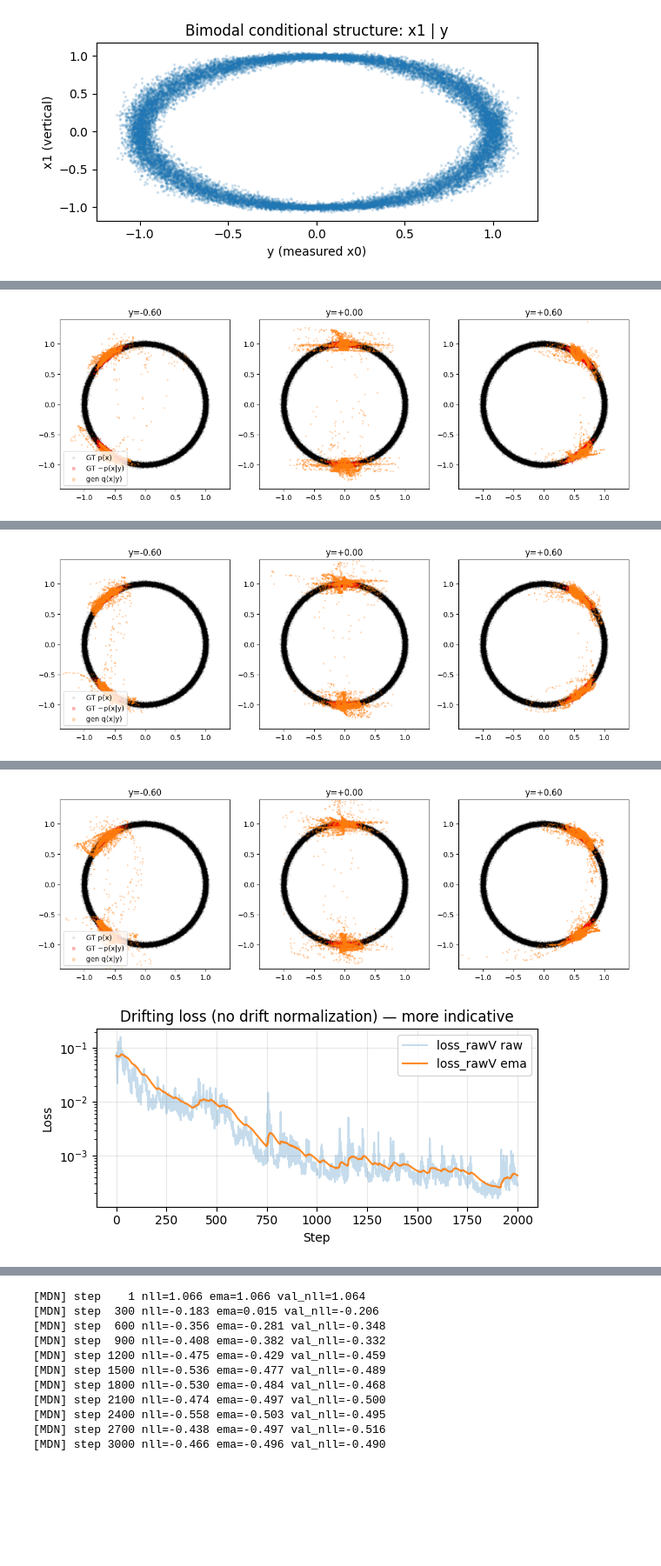
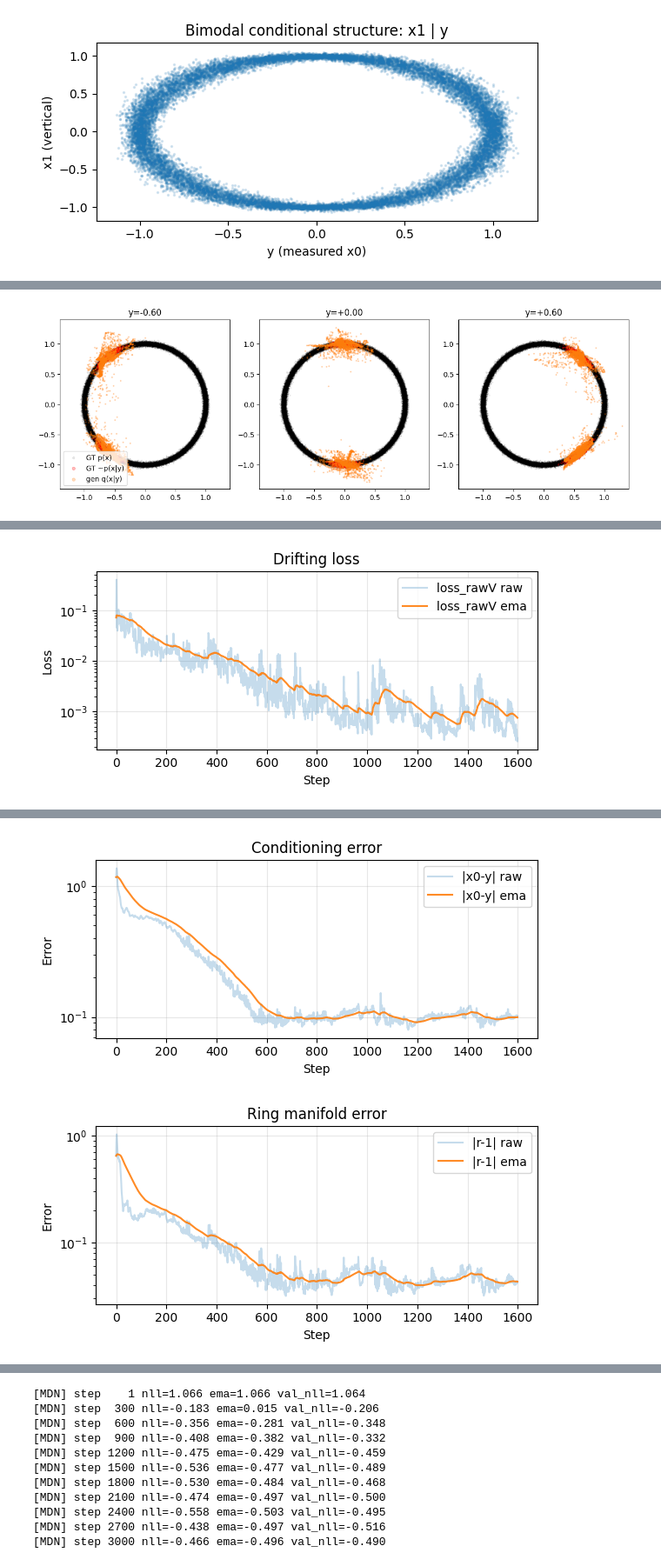
Before and after one commit to wrkhard/driftax, a Jupyter notebook: notebooks/conditional_1d_inverse_dit.ipynb, the cells around one changed output, grey strips where cells are left out. Shown at 87% size. Cells and saved outputs as stored; diff of their text form; code cells hidden in the pictures; blank space fills up the shorter version.

```diff
--- a/notebooks/conditional_1d_inverse_dit.ipynb
+++ b/notebooks/conditional_1d_inverse_dit.ipynb
@@ -66,15 +62,15 @@ plt.show()
 [figure]
 # %%
 # Train DiT1D on ring conditional
-cfg = DiT1DConfig(length=2, patch=1, dim=256, depth=6, heads=4, cond_dim=256, drop=0.0)
+cfg = DiT1DConfig(length=2, patch=1, dim=256, depth=6, heads=4, cond_dim=512, drop=0.0)
 model = DiT1D(cfg)
-cond_net = CondMLP(in_dim=1, out_dim=cfg.cond_dim, hidden=256)
+cond_net = CondMLP(in_dim=1, out_dim=cfg.cond_dim, hidden=512)
 
 
 batch = 512
 POOL = 4096
-steps = 2000
-plot_every = 500
+steps = 1600
+plot_every = 800
 
 temps_x = (0.05,)
 TEMP_Y = 0.05
@@ -334,7 +330,7 @@ plt.plot(raw_hist, alpha=0.25, label="loss_rawV raw")
 plt.plot(ema_raw_hist, alpha=0.9, label="loss_rawV ema")
 plt.yscale("log"); plt.grid(True, alpha=0.3)
 plt.xlabel("Step"); plt.ylabel("Loss")
-plt.title("Drifting loss (no drift normalization) — more indicative")
+plt.title("Drifting loss")
 plt.legend(); plt.tight_layout(); plt.show()
 
 plt.figure(figsize=(6,3))
@@ -342,7 +338,7 @@ plt.plot(cond_hist, alpha=0.25, label="|x0-y| raw")
 plt.plot(ema_cond_hist, alpha=0.9, label="|x0-y| ema")
 plt.yscale("log"); plt.grid(True, alpha=0.3)
 plt.xlabel("Step"); plt.ylabel("Error")
-plt.title("Conditioning error (should decrease)")
+plt.title("Conditioning error")
 plt.legend(); plt.tight_layout(); plt.show()
 
 plt.figure(figsize=(6,3))
@@ -350,7 +346,7 @@ plt.plot(ring_hist, alpha=0.25, label="|r-1| raw")
 plt.plot(ema_ring_hist, alpha=0.9, label="|r-1| ema")
 plt.yscale("log"); plt.grid(True, alpha=0.3)
 plt.xlabel("Step"); plt.ylabel("Error")
-plt.title("Ring-manifold error (should decrease)")
+plt.title("Ring manifold error")
 plt.legend(); plt.tight_layout(); plt.show()
 # %% [output]
 step    1 loss=2.000e+00 (ema 2.000e+00)  loss_rawV=7.212e-02 (ema 7.212e-02)  |x0-y|=1.170e+00 (ema 1.170e+00)  |r-1|=6.461e-01 (ema 6.461e-01)
@@ -361 +357 @@ step 1000 loss=2.000e+00 (ema 2.000e+00)  loss_rawV=4.344e-04 (ema 8.446e-04)  |
-[figure, old version]
+[figure, new version]
@@ -363 +358 @@ step 1500 loss=2.000e+00 (ema 2.000e+00)  loss_rawV=3.113e-04 (ema 5.226e-04)  |
-[figure, old version]
+[figure, new version]
@@ -365,2 +359,2 @@ step 2000 loss=2.000e+00 (ema 2.000e+00)  loss_rawV=2.925e-04 (ema 4.272e-04)  |
-[figure, old version]
+[figure, new version]
-[figure, old version]
+[figure, new version]
```
Also changed, not shown: parts of 3 cells of this notebook, 2 other files.
